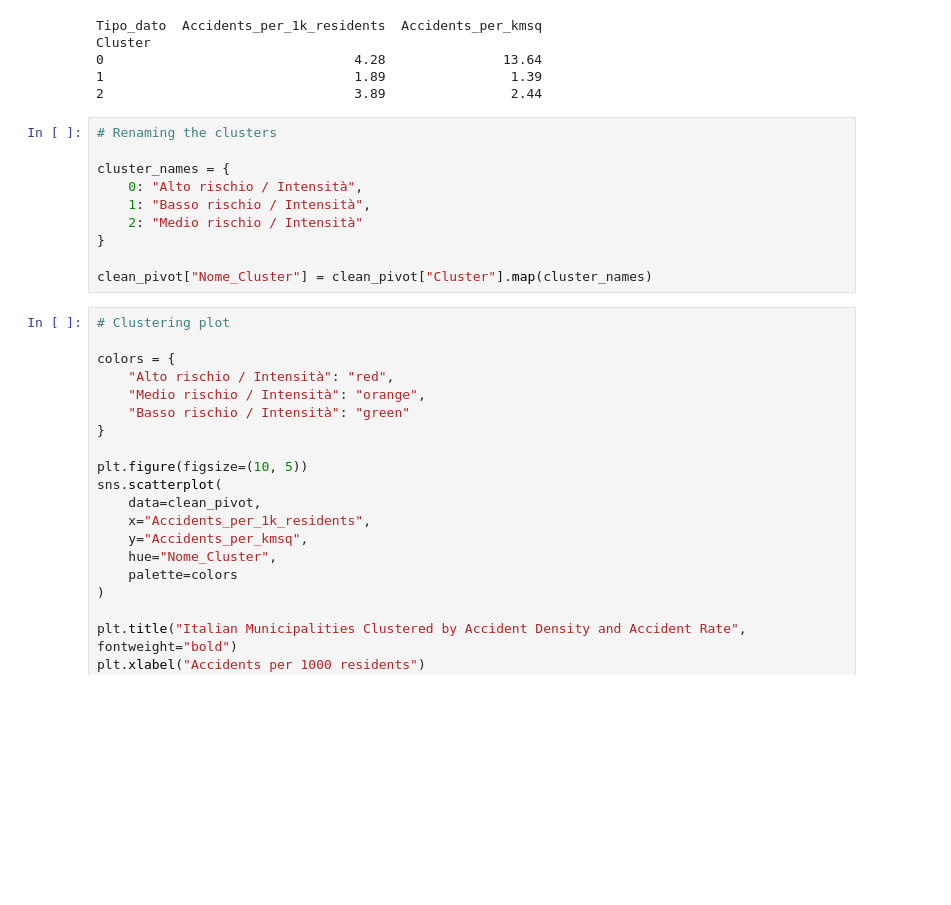
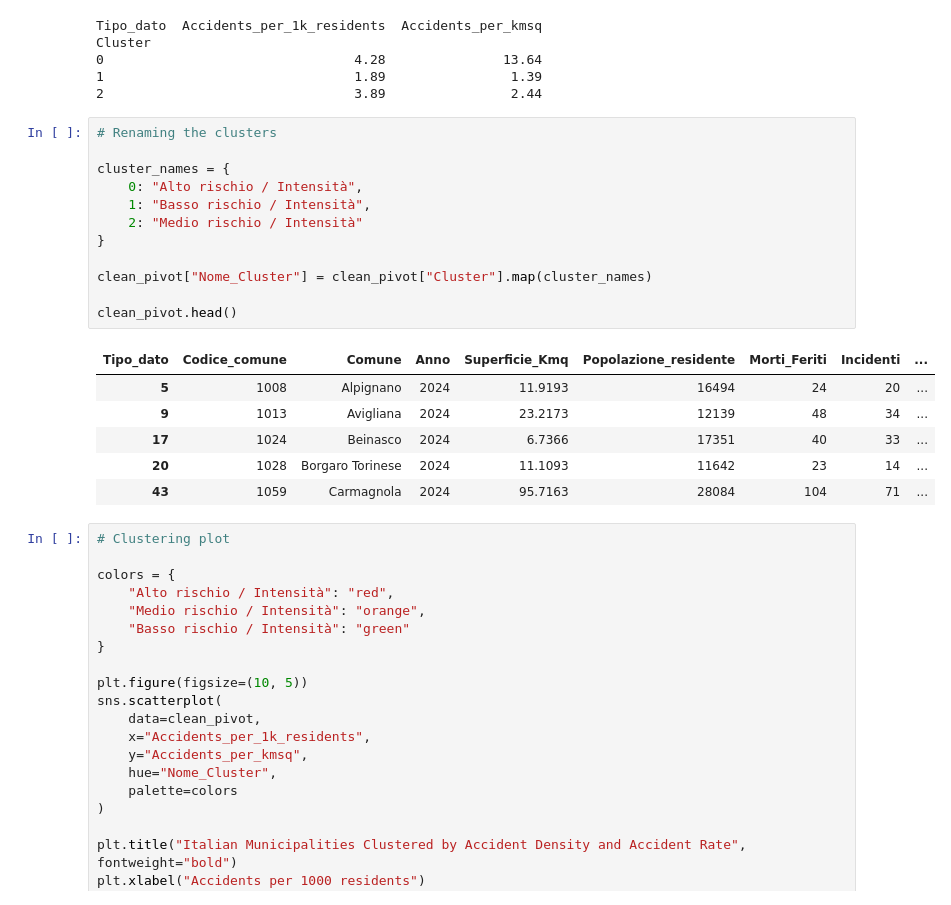
Before and after one commit to luca-chiulli-data/boolean-istat-traffic-analysis, a Jupyter notebook: notebooks/boolean_istat_traffic_analysis_notebook.ipynb, the cells around one changed output. Saved outputs shown, nothing was run; the diff lists cells and outputs as text; blank space fills up the shorter version.

```diff
--- a/notebooks/boolean_istat_traffic_analysis_notebook.ipynb
+++ b/notebooks/boolean_istat_traffic_analysis_notebook.ipynb
@@ -435,13 +435,22 @@ Cluster
 # %%
 # Renaming the clusters
 
 cluster_names = {
     0: "Alto rischio / Intensità",
     1: "Basso rischio / Intensità",
     2: "Medio rischio / Intensità"
 }
 
 clean_pivot["Nome_Cluster"] = clean_pivot["Cluster"].map(cluster_names)
+
+clean_pivot.head()
+# %% [output]
+| Tipo_dato | Codice_comune | Comune | Anno | Superficie_Kmq | Popolazione_residente | Morti_Feriti | Incidenti | ... |
+| 5 | 1008 | Alpignano | 2024 | 11.9193 | 16494 | 24 | 20 | ... |
+| 9 | 1013 | Avigliana | 2024 | 23.2173 | 12139 | 48 | 34 | ... |
+| 17 | 1024 | Beinasco | 2024 | 6.7366 | 17351 | 40 | 33 | ... |
+| 20 | 1028 | Borgaro Torinese | 2024 | 11.1093 | 11642 | 23 | 14 | ... |
+| 43 | 1059 | Carmagnola | 2024 | 95.7163 | 28084 | 104 | 71 | ... |
 # %%
 # Clustering plot
 
```
Also changed, not shown: parts of 2 cells of this notebook, 1 other file.
